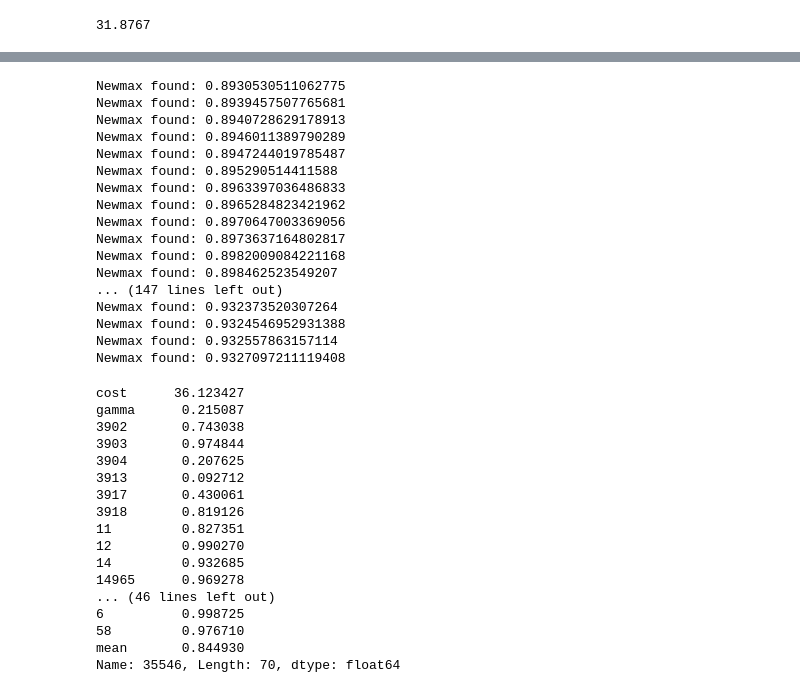
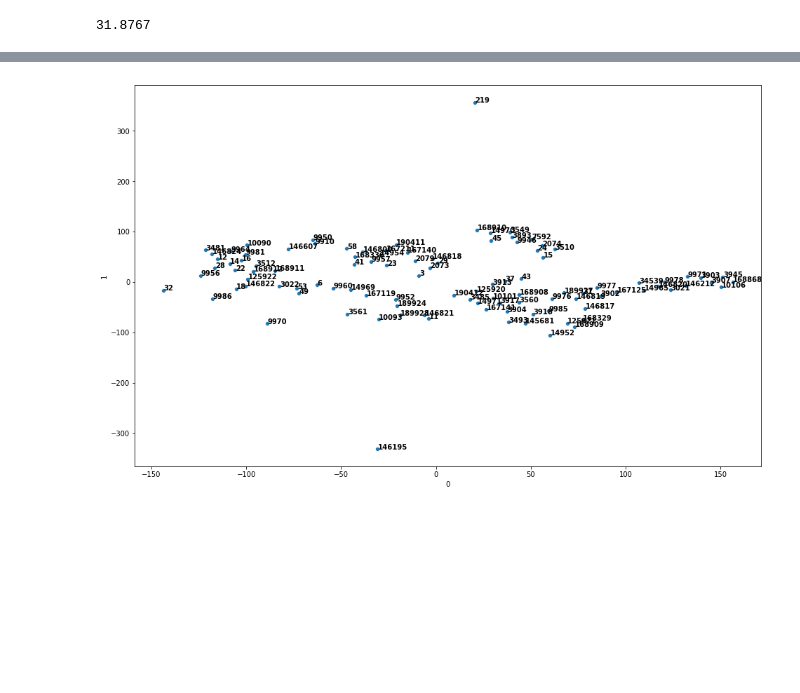
Before and after one commit to PGijsbers/symbolicdefaults, a Jupyter notebook: Surrogates.ipynb, the cells around one changed output, grey strips where cells are left out. Cells and saved outputs as stored; diff of their text form; code cells hidden in the pictures; blank space fills up the shorter version.

Commit message:
Add TSNE

```diff
--- a/Surrogates.ipynb
+++ b/Surrogates.ipynb
@@ -400,0 +409,8 @@ d0 = surrogate_scores.loc[surrogate_scores["mean"] == max(surrogate_scores["mean
+# %%
+df = surrogate_scores.iloc[:,2:-1]
+X = df.T.values
+tsne = TSNE(n_components=2, verbose=1, perplexity=10, n_iter=2000)
+tsne_results = tsne.fit_transform(X)
+tsnedf = pd.DataFrame(tsne_results)
+tsnedf.columns = ["0", "1"]
+tsnedf['task'] = df.columns
@@ -401,4 +425,18 @@ d0 = surrogate_scores.loc[surrogate_scores["mean"] == max(surrogate_scores["mean
+# %%
+plt.figure(figsize=(16,10))
+p=sns.scatterplot(
+    x="0", y="1",
+    data=tsnedf,
+    legend="full"
+)
+
+for line in range(106):
+     p.text(tsnedf['0'][line]+0.2, tsnedf['1'][line], tsnedf.task[line], horizontalalignment='left', size='medium', color='black', weight='semibold')
+# %% [output]
+[figure, added]
 # %%
+# List of settings:
+d0 = surrogate_scores.loc[surrogate_scores["mean"] == max(surrogate_scores["mean"])]
 best_idx = 0
 best = 0
 for idx, row in surrogate_scores.iterrows():
@@ -409,38 +447,3 @@ for idx, row in surrogate_scores.iterrows():
         best_idx = idx
 
 surrogate_scores.iloc[best_idx,:]
-# %% [output]
-Newmax found: 0.8930530511062775
-Newmax found: 0.8939457507765681
-Newmax found: 0.8940728629178913
-Newmax found: 0.8946011389790289
-Newmax found: 0.8947244019785487
-Newmax found: 0.895290514411588
-Newmax found: 0.8963397036486833
-Newmax found: 0.8965284823421962
-Newmax found: 0.8970647003369056
-Newmax found: 0.8973637164802817
-Newmax found: 0.8982009084221168
-Newmax found: 0.898462523549207
-... (147 lines left out)
-Newmax found: 0.932373520307264
-Newmax found: 0.9324546952931388
-Newmax found: 0.932557863157114
-Newmax found: 0.9327097211119408
-cost      36.123427
-gamma      0.215087
-3902       0.743038
-3903       0.974844
-3904       0.207625
-3913       0.092712
-3917       0.430061
-3918       0.819126
-11         0.827351
-12         0.990270
-14         0.932685
-14965      0.969278
-... (46 lines left out)
-6          0.998725
-58         0.976710
-mean       0.844930
-Name: 35546, Length: 70, dtype: float64
```
Also changed, not shown: parts of 18 cells of this notebook.
